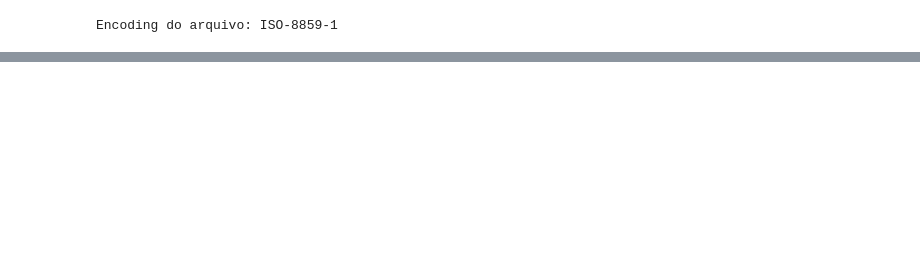
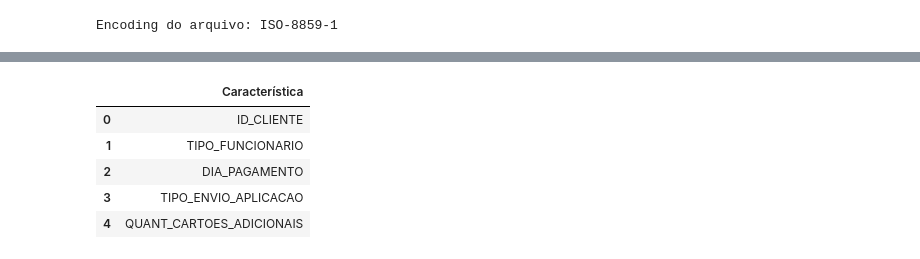
Before and after one commit to RodrigodeFeo/8DTS, a Jupyter notebook: FE_Trabalho_Integrado_RM351578.ipynb, the cells around one changed output, grey strips where cells are left out. Cells and saved outputs as stored; diff of their text form; code cells hidden in the pictures; blank space fills up the shorter version.

```diff
--- a/FE_Trabalho_Integrado_RM351578.ipynb
+++ b/FE_Trabalho_Integrado_RM351578.ipynb
@@ -45,0 +94,13 @@ UnicodeDecodeError: 'utf-8' codec can't decode byte 0xac in position 3: invalid
+# %%
+#Vamos agora transformar a coluna caracteristica nos rotulos das colunas
+# porem primeiro vamos transformar os rotulos em um data frame
+import pandas as pd
+df_rotulos = pd.DataFrame(df_rotulos)
+df_rotulos.head()
+# %% [output]
+|  | Característica |
+| 0 | ID_CLIENTE |
+| 1 | TIPO_FUNCIONARIO |
+| 2 | DIA_PAGAMENTO |
+| 3 | TIPO_ENVIO_APLICACAO |
+| 4 | QUANT_CARTOES_ADICIONAIS |
```
Also changed, not shown: parts of 10 cells of this notebook.
